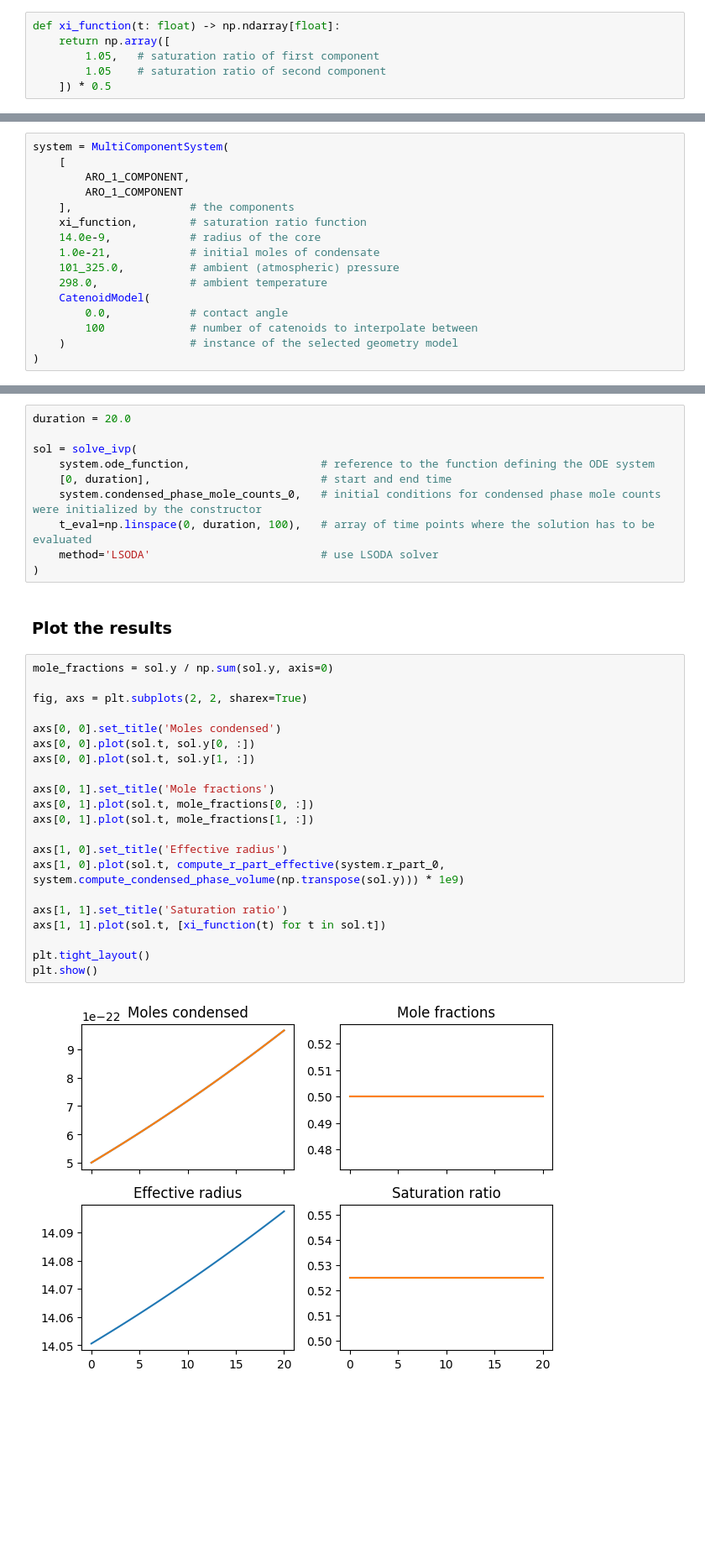
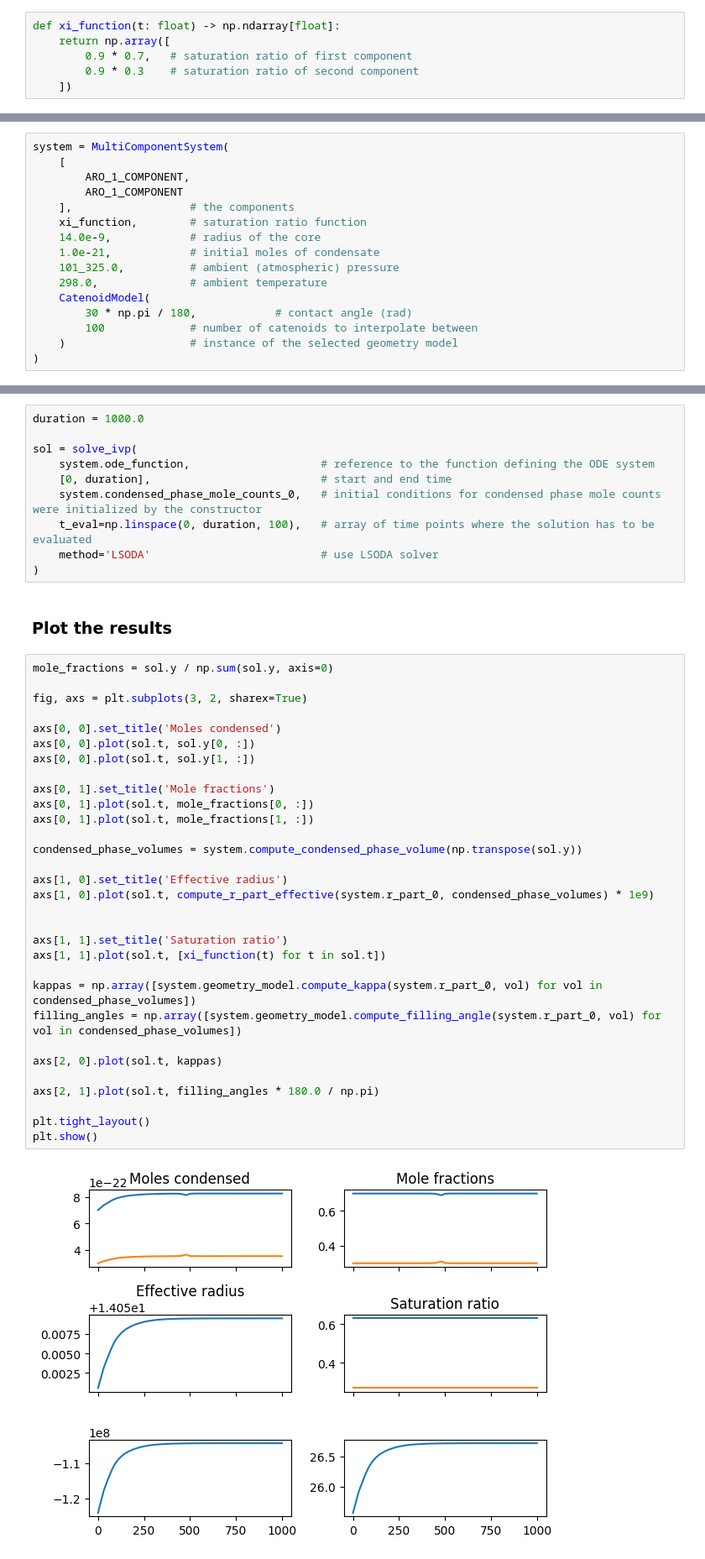
Before and after one commit to egor-demidov/multicomponent-condensation, a Jupyter notebook: two_components_catenoid.ipynb, the cells around one changed output, grey strips where cells are left out. Shown at 84% size. Drawn from its saved outputs; the diff is of its cells as text; blank space fills up the shorter version.

```diff
--- a/two_components_catenoid.ipynb
+++ b/two_components_catenoid.ipynb
@@ -41,9 +41,9 @@ A function that returns vapor saturation ratio as a function of time is defined.
 # %%
 def xi_function(t: float) -> np.ndarray[float]:
     return np.array([
-        1.05,   # saturation ratio of first component
-        1.05    # saturation ratio of second component
-    ]) * 0.5
+        0.9 * 0.7,   # saturation ratio of first component
+        0.9 * 0.3    # saturation ratio of second component
+    ])
 # %% [markdown]
 ### Create an instance of `MultiComponentSystem`
 
@@ -60,7 +60,7 @@ system = MultiComponentSystem(
     101_325.0,          # ambient (atmospheric) pressure
     298.0,              # ambient temperature
     CatenoidModel(
-        0.0,            # contact angle
+        30 * np.pi / 180,            # contact angle (rad)
         100             # number of catenoids to interpolate between
     )                   # instance of the selected geometry model
 )
@@ -69,7 +69,7 @@ system = MultiComponentSystem(
 
 Integrate the ordinary differential equation that models vapor condensation on a concave doublet in the kinetic regime by using `scipy.integrate.solve_bvp` and the interface function `MultiComponentSystem.ode_function`.
 # %%
-duration = 20.0
+duration = 1000.0
 
 sol = solve_ivp(
     system.ode_function,                    # reference to the function defining the ODE system
@@ -83,23 +83,33 @@ sol = solve_ivp(
 # %%
 mole_fractions = sol.y / np.sum(sol.y, axis=0)
 
-fig, axs = plt.subplots(2, 2, sharex=True)
+fig, axs = plt.subplots(3, 2, sharex=True)
 
 axs[0, 0].set_title('Moles condensed')
 axs[0, 0].plot(sol.t, sol.y[0, :])
 axs[0, 0].plot(sol.t, sol.y[1, :])
 
 axs[0, 1].set_title('Mole fractions')
 axs[0, 1].plot(sol.t, mole_fractions[0, :])
 axs[0, 1].plot(sol.t, mole_fractions[1, :])
 
+condensed_phase_volumes = system.compute_condensed_phase_volume(np.transpose(sol.y))
+
 axs[1, 0].set_title('Effective radius')
-axs[1, 0].plot(sol.t, compute_r_part_effective(system.r_part_0, system.compute_condensed_phase_volume(np.transpose(sol.y))) * 1e9)
+axs[1, 0].plot(sol.t, compute_r_part_effective(system.r_part_0, condensed_phase_volumes) * 1e9)
+
 
 axs[1, 1].set_title('Saturation ratio')
 axs[1, 1].plot(sol.t, [xi_function(t) for t in sol.t])
 
+kappas = np.array([system.geometry_model.compute_kappa(system.r_part_0, vol) for vol in condensed_phase_volumes])
+filling_angles = np.array([system.geometry_model.compute_filling_angle(system.r_part_0, vol) for vol in condensed_phase_volumes])
+
+axs[2, 0].plot(sol.t, kappas)
+
+axs[2, 1].plot(sol.t, filling_angles * 180.0 / np.pi)
+
 plt.tight_layout()
 plt.show()
 # %% [output]
-[figure, old version]
+[figure, new version]
```
Also changed, not shown: parts of 1 cell of this notebook, 4 other files.
